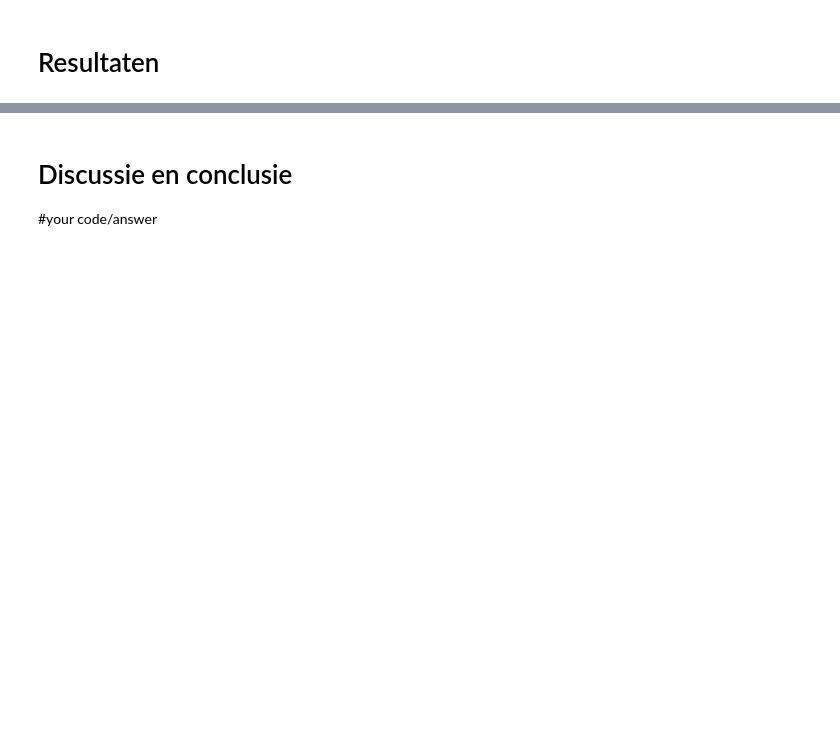
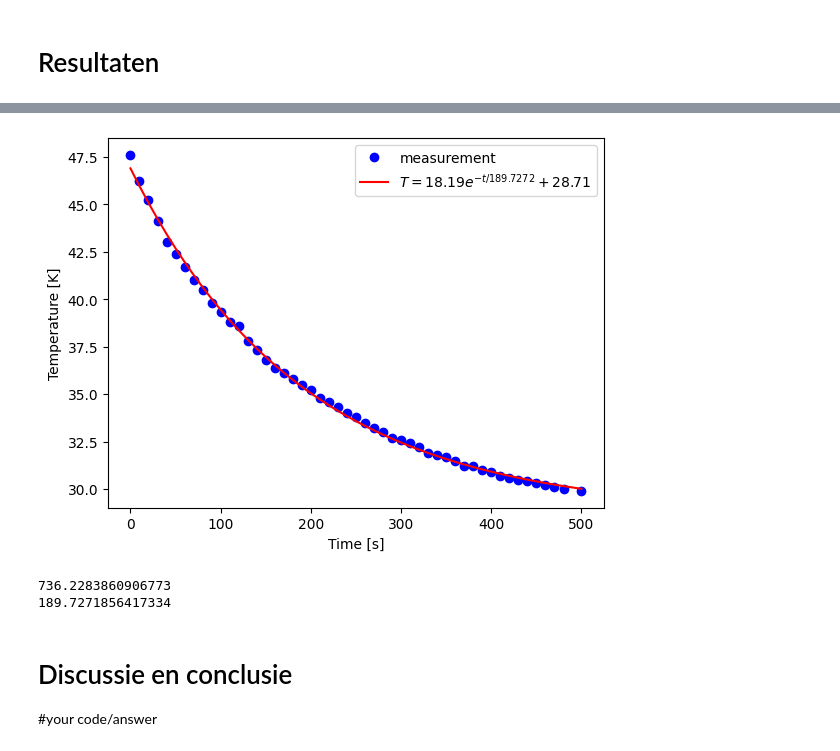
Before and after one commit to SybrenK07/25, a Jupyter notebook: Content/Labs/koelbuis.ipynb, the cells around one changed output, grey strips where cells are left out. Saved outputs shown, nothing was run; the diff lists cells and outputs as text; code cells hidden in the pictures; blank space fills up the shorter version.

```diff
--- a/Content/Labs/koelbuis.ipynb
+++ b/Content/Labs/koelbuis.ipynb
@@ -219,3 +240,52 @@ print(h_exp) # warmteoverdrachtscoëfficiënt in W/m^2 K
+# %%
+# Meting 2: De buis met de as in verticale richting zonder dop
+
+def exp_func(t, A, tau, T_omg):
+    # A is verschiltemperatuur met omgeving aan start
+    # tau is de karakteristieke tijd voor de koeling
+    # T_omg is de omgevingstemperatuur
+    return (A * np.exp(-t/tau) + T_omg)
+
+buitenoppervlak = 0.0063 # bepaal zelf in m^2
+warmtecapaciteit = 8.8*10**2 # bepaal de warmtecapaciteit in J/K
+
+times = np.array([0,10,20,30,40,50,60,70,80,90,100,110,120,130,140,150,160,170,180,190,200,210,220,230,240,250,260,
+                 270,280,290,300,310,320,330,340,350,360,370,380,390,400,410,420,430,440,450,460,470,480.490,500]) #s
+temps = np.array([47.6,46.2,45.2,44.1,43.0,42.4,41.7,41.0,40.5,39.8,39.3,38.8,38.6,37.8,37.3,36.8,36.4,36.1,35.8,
+                 35.5,35.2,34.8,34.6,34.3,34.0,33.8,33.5,33.2,33.0,32.7,32.6,32.4,32.2,31.9,31.8,31.7,31.5,31.2,
+                  31.2,31.0,30.9,30.7,30.6,30.5,30.4,30.3,30.2,30.1,30.0,29.9])
+
+# pas beginwaardes aan naar schatting
+# Het aantal maxfev moet wellicht hoger voor goede convergentie van de waarde
+popt, pocv = curve_fit(exp_func, times, temps, p0=[22.8, 10, 297.95], maxfev=5000)
+
+A_exp, tau_exp, T_omg_exp = popt
+
+y_fit = exp_func(times, *popt)
+
+plt.figure()
+plt.xlabel('Time [s]')
+plt.ylabel('Temperature [K]')
+
+plt.plot(times, temps, 'bo', label='measurement')
+plt.plot(times, y_fit, 'r-',
+         label='$T = %0.2f e^{-t/%0.4f} + %0.2f$' % (A_exp, tau_exp, T_omg_exp))
+
+plt.legend()
+plt.savefig("Figures/koelbuis_.png", dpi=450)
+plt.show()
+
+h_exp = (warmtecapaciteit) / (tau_exp * buitenoppervlak)
+
+print(h_exp) # warmteoverdrachtscoëfficiënt in W/m^2 K
+# Sla figuren op met
+#
+# plt.savefig("Figuren/naam.png", dpi=450)
+print(tau_exp)
+# %% [output]
+[figure, added]
+736.2283860906773
+189.7271856417334
 # %% [markdown]
 # Discussie en conclusie
 
```
Also changed, not shown: parts of 5 cells of this notebook, 2 other files.
